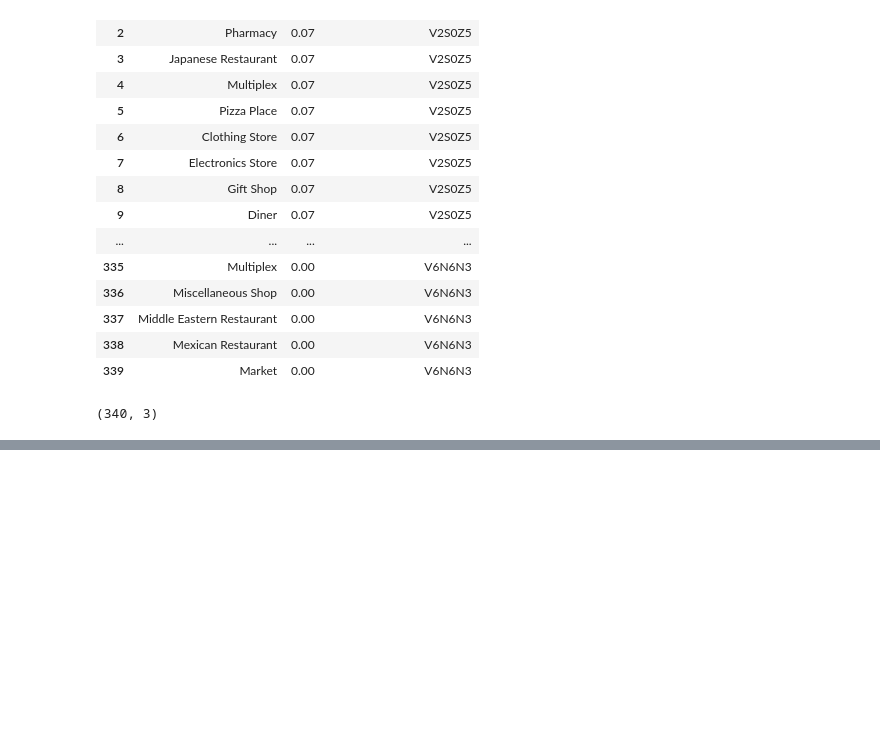
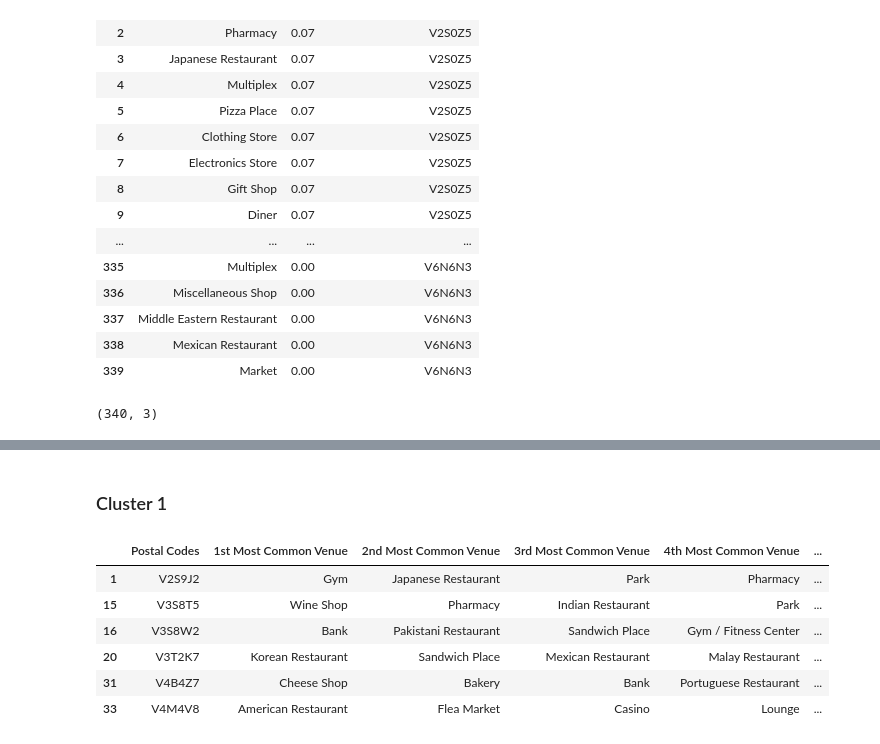
Before and after one commit to dulanjaleekrs/Coursera_Capstone, a Jupyter notebook: Business Recommendations For Surrey, BC - Final.ipynb, the cells around one changed output, grey strips where cells are left out. Drawn from its saved outputs; the diff is of its cells as text; code cells hidden in the pictures; blank space fills up the shorter version.

```diff
--- a/Business Recommendations For Surrey, BC - Final.ipynb
+++ b/Business Recommendations For Surrey, BC - Final.ipynb
@@ -505,0 +611,12 @@ fig.show()
+# %% [markdown]
+### Cluster 1
+# %%
+surrey_merged.loc[surrey_merged['Cluster Labels'] == 0, surrey_merged.columns[[0] + list(range(5, surrey_merged.shape[1]))]]
+# %% [output]
+|  | Postal Codes | 1st Most Common Venue | 2nd Most Common Venue | 3rd Most Common Venue | 4th Most Common Venue | ... |
+| 1 | V2S9J2 | Gym | Japanese Restaurant | Park | Pharmacy | ... |
+| 15 | V3S8T5 | Wine Shop | Pharmacy | Indian Restaurant | Park | ... |
+| 16 | V3S8W2 | Bank | Pakistani Restaurant | Sandwich Place | Gym / Fitness Center | ... |
+| 20 | V3T2K7 | Korean Restaurant | Sandwich Place | Mexican Restaurant | Malay Restaurant | ... |
+| 31 | V4B4Z7 | Cheese Shop | Bakery | Bank | Portuguese Restaurant | ... |
+| 33 | V4M4V8 | American Restaurant | Flea Market | Casino | Lounge | ... |
```
Also changed, not shown: parts of 18 cells of this notebook.
